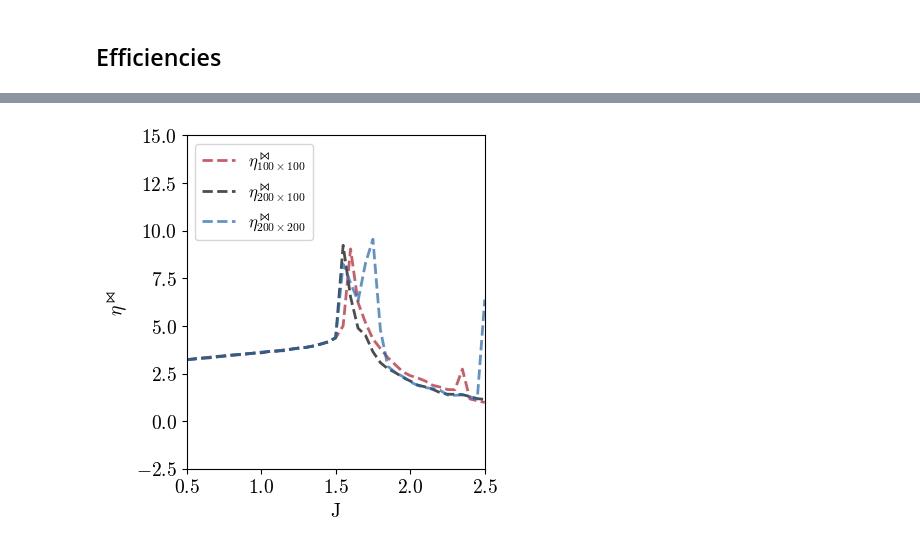
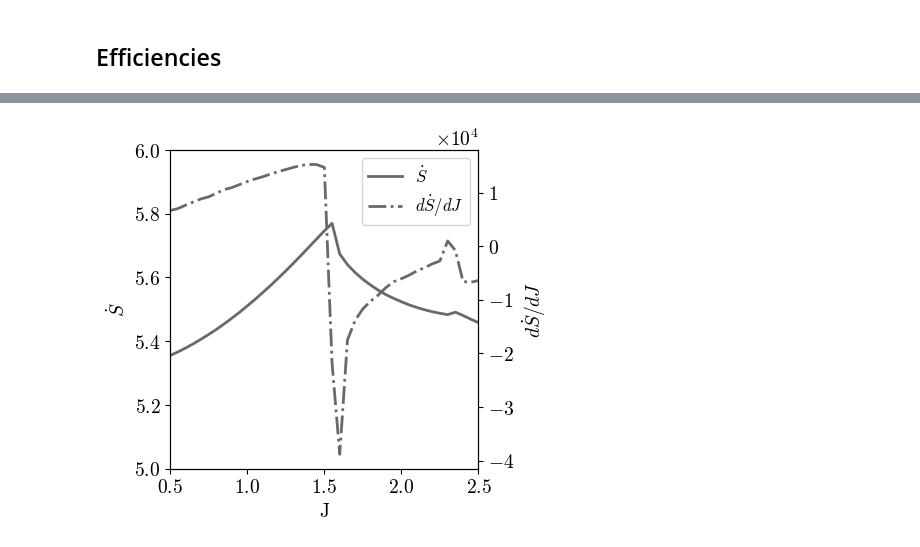
Before and after one commit to qianyangchen/thermodynamicEfficiencyNoneq, a Jupyter notebook: active_ising/notebooks/activeIsing.ipynb, the cells around one changed output, grey strips where cells are left out. Saved outputs shown, nothing was run; the diff lists cells and outputs as text; code cells hidden in the pictures.

```diff
--- a/active_ising/notebooks/activeIsing.ipynb
+++ b/active_ising/notebooks/activeIsing.ipynb
@@ -187,15 +137,0 @@ plt.legend();
-# %%
-# load data
-data100x100 = np.load('../data/aim_ness_100x100_h0.000.npz')
-data200x100 = np.load('../data/aim_ness_200x100_h0.000.npz')
-data200x200 = np.load('../data/aim_ness_200x200_h0.000.npz')
-J_list = data100x100['J_list']
-
-eta100x100, _, _ = compute_eta_first_principles(data100x100)
-eta200x100, _, _ = compute_eta_first_principles(data200x100)
-eta200x200, _, _ = compute_eta_first_principles(data200x200)
-
-etaInf100x100, _, _ = compute_eta_inferential(data100x100)
-etaInf200x100, _, _ = compute_eta_inferential(data200x100)
-etaInf200x100, _, _ = compute_eta_inferential(data200x100)
-etaInf200x200, _, _ = compute_eta_inferential(data200x200)
@@ -217,14 +138,22 @@ plt.legend(loc='upper left');
-# %%
-plt.figure(figsize=(4,4), constrained_layout=True)
-
-# Plot etaInf
-plt.plot(J_list, etaInf100x100, label=r'$\eta^{\bowtie}_{100 \times 100}$',color=COLORS[0], lw=2, alpha=0.7, linestyle='--')
-plt.plot(J_list, etaInf200x100, label=r'$\eta^{\bowtie}_{200 \times 100}$',color=COLORS[2], lw=2, alpha=1.0, linestyle='--')
-plt.plot(J_list, etaInf200x200, label=r'$\eta^{\bowtie}_{200 \times 200}$',color=COLORS[4], lw=2, alpha=0.7, linestyle='--')
-plt.xlabel('J');
-plt.ylabel(r'$\eta^{\bowtie}$');
-plt.xlim(0.5, 2.5);
-plt.ylim(-2.5, 15);
-plt.legend(loc='upper left');
-# %% [output]
-[figure, removed]
+# %%
+# Plot entropy production rate vs J
+# (normalised by total number of particles N)
+
+fig, ax1 = plt.subplots(figsize=(4.5,4), constrained_layout=True)
+
+line1 = ax1.plot(J_list, entp_prod_rate/N, label=r'$\dot S$', color='dimgrey', lw=2)
+ax1.set_ylabel(r'$\dot S$')
+ax1.set_xlabel('J')
+ax1.set_xlim(0.5, 2.5)
+ax1.set_ylim(5,6)
+
+ax2 = ax1.twinx()
+ax2.ticklabel_format(axis='y', style='sci', scilimits=(0,0))
+line2 = ax2.plot(J_list, derv_entp_prod_rate, label=r'$d\dot S/dJ$', color='dimgrey', linestyle='-.', lw=2)
+ax2.set_ylabel(r'$d\dot S/dJ$')
+
+lines = line1 + line2
+labels = [l.get_label() for l in lines]
+ax1.legend(lines, labels);
+# %% [output]
+[figure, added]
```
Also changed, not shown: parts of 8 cells of this notebook, 28 other files.
